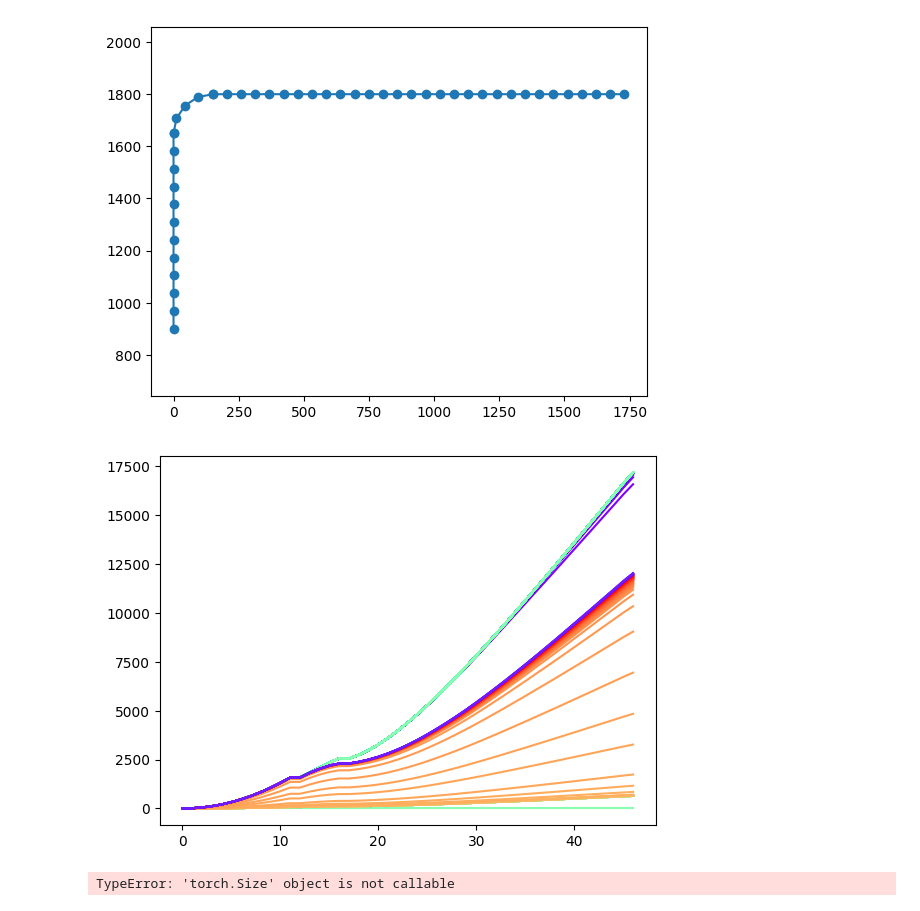
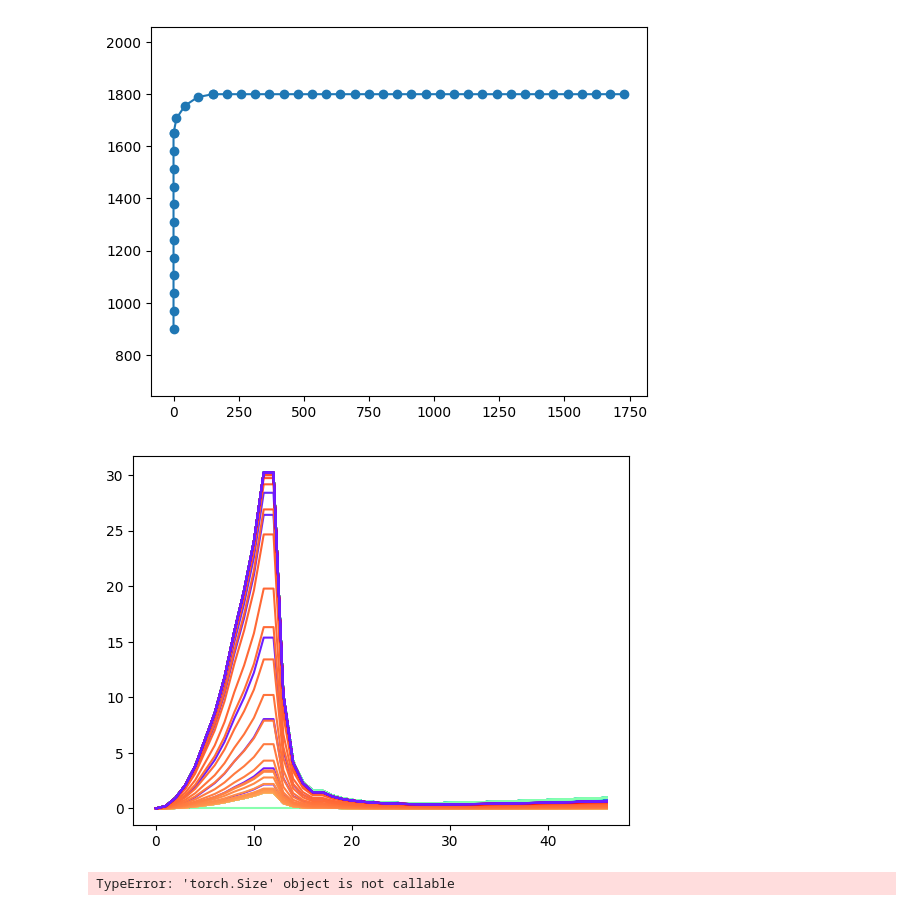
Before and after one commit to bartutuncay/mpnn_fem, a Jupyter notebook: datasets_src/visualize_rebar.ipynb, the cells around one changed output. Drawn from its saved outputs; the diff is of its cells as text; code cells hidden in the pictures.

```diff
--- a/datasets_src/visualize_rebar.ipynb
+++ b/datasets_src/visualize_rebar.ipynb
@@ -4,7 +4,7 @@ import pyvista
 import matplotlib.pyplot as plt
 import numpy as np
 # %%
-data = torch.load('../../torchfem_dataset/rahmeneck_rebar.pt',weights_only=False)
+data = torch.load('../../torchfem_dataset/rahmeneck_rebar_l.pt',weights_only=False)
 # %%
 nodes = data['nodes']
 timestep = 1
@@ -81,18 +81,18 @@ plt.axis('equal')
 # %%
 tree = KDTree(nodes[:,:2],leafsize=8)
 slices = tree.query_ball_point(curve_pts[:,:2],r=10)
 centroids_tsteps = []
 for t in range(u_whole.shape[0]):
     centroids = [(nodes[bin]+data['u_history'][t][bin]).mean(axis=0) for bin in slices]
     centroids_tsteps.append(centroids)
 centroids_tsteps = np.array(centroids_tsteps)
 plt.gca().set_prop_cycle(color=colors)
 for t in range(3,u_whole.shape[0]-1):
-    centroids_diff = np.linalg.norm(centroids_tsteps[t]-centroids_tsteps[t-1],axis=1) #TODO
+    centroids_diff = np.linalg.norm(centroids_tsteps[t]/centroids_tsteps[0]-centroids_tsteps[t-1]/centroids_tsteps[0],axis=1) #TODO
     plt.plot(centroids_diff)
 #plt.ylim(0,500)
 # %% [output]
-[figure, old version]
+[figure, new version]
 # %%
 #relative norms: node pos+u over t steps
 pos_tsteps = nodes.repeat(data['u_history'].shape(0))+data['u_history']
```
Also changed, not shown: parts of 1 cell of this notebook.
